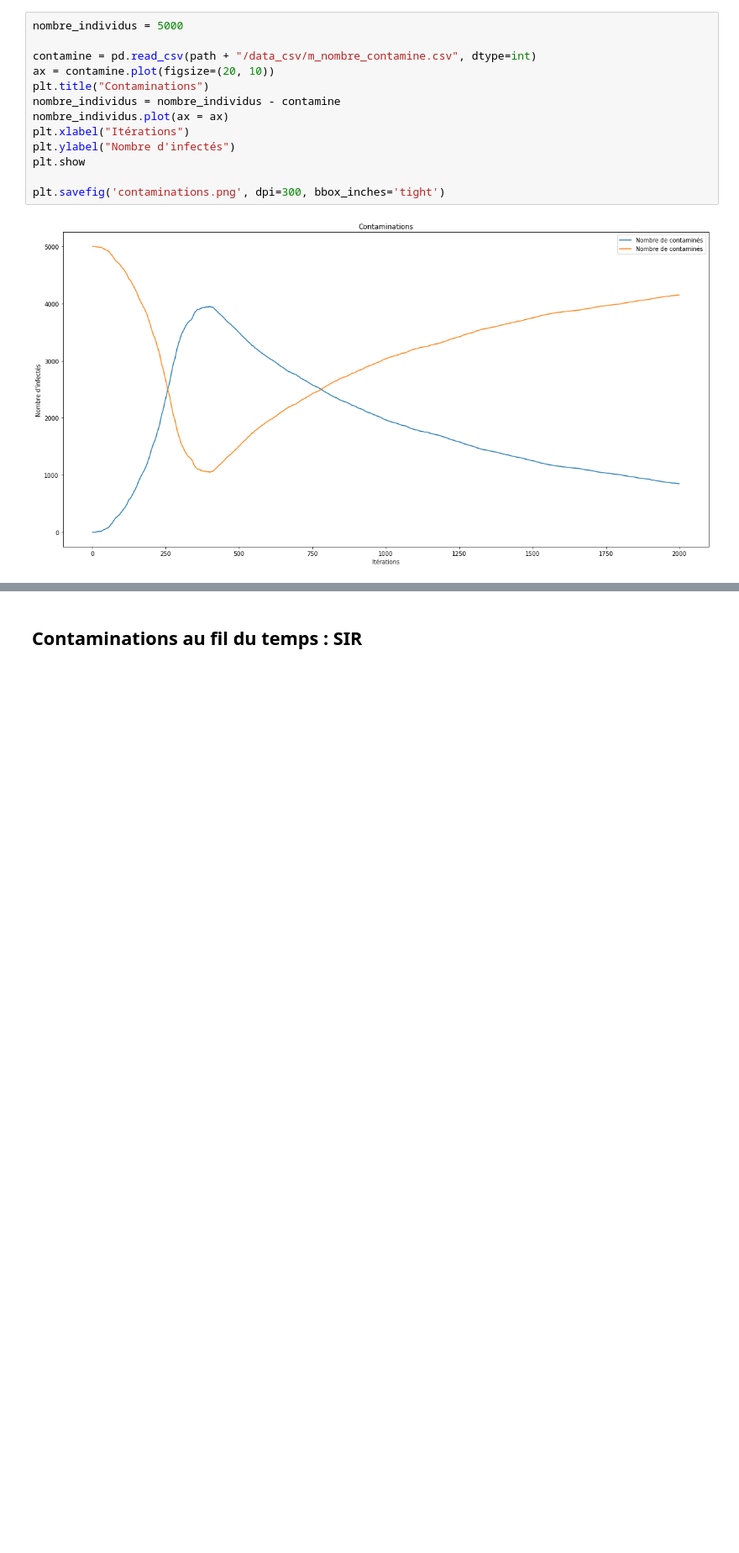
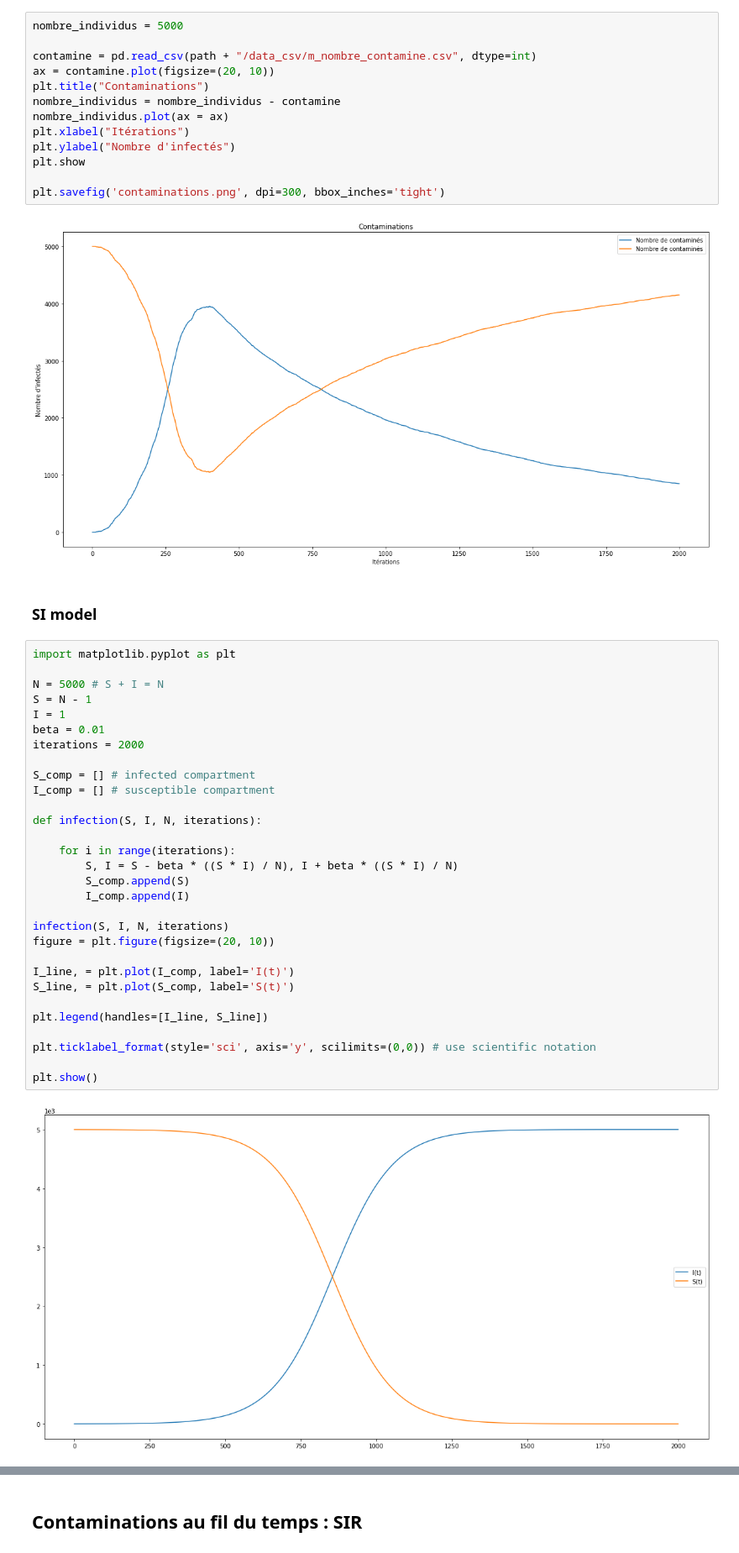
Before and after one commit to maximepasquier/Diversity, a Jupyter notebook: Python/mesures.ipynb, the cells around one changed output, grey strips where cells are left out. Shown at 84% size. Saved outputs shown, nothing was run; the diff lists cells and outputs as text; blank space fills up the shorter version.

Commit message:
Version 3.3 : SI/SIR math model implemented

```diff
--- a/Python/mesures.ipynb
+++ b/Python/mesures.ipynb
@@ -46,3 +46,37 @@ plt.show
 plt.savefig('contaminations.png', dpi=300, bbox_inches='tight')
 # %% [output]
 [figure]
+# %% [markdown]
+### SI model
+# %%
+import matplotlib.pyplot as plt
+
+N = 5000 # S + I = N
+S = N - 1
+I = 1
+beta = 0.01
+iterations = 2000
+
+S_comp = [] # infected compartment
+I_comp = [] # susceptible compartment
+
+def infection(S, I, N, iterations):
+
+    for i in range(iterations):
+        S, I = S - beta * ((S * I) / N), I + beta * ((S * I) / N)
+        S_comp.append(S)
+        I_comp.append(I)
+
+infection(S, I, N, iterations)
+figure = plt.figure(figsize=(20, 10))
+
+I_line, = plt.plot(I_comp, label='I(t)')
+S_line, = plt.plot(S_comp, label='S(t)')
+
+plt.legend(handles=[I_line, S_line])
+
+plt.ticklabel_format(style='sci', axis='y', scilimits=(0,0)) # use scientific notation
+
+plt.show()
+# %% [output]
+[figure, added]
```
Also changed, not shown: parts of 2 cells of this notebook, 3 other files.
